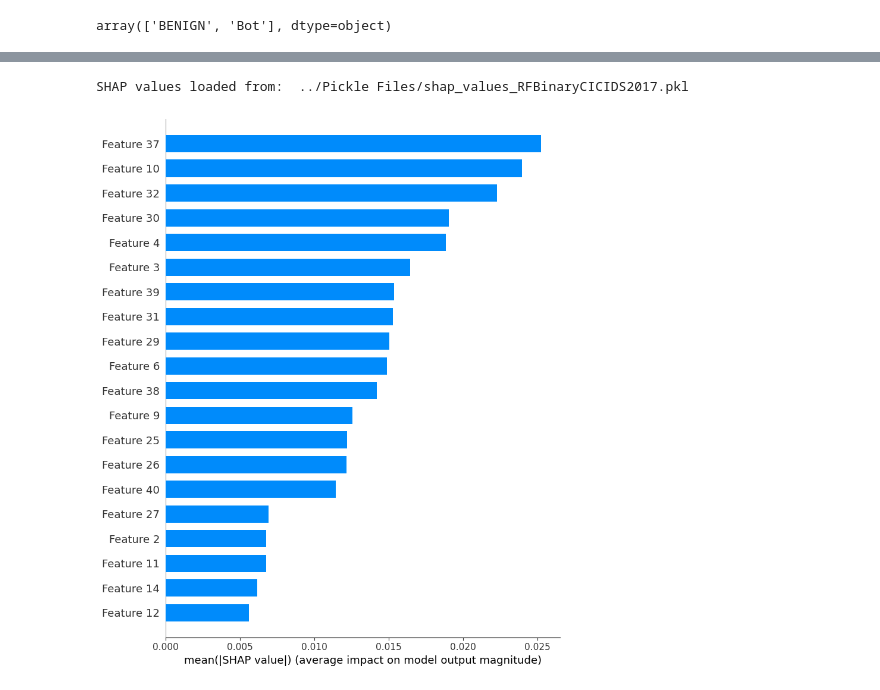
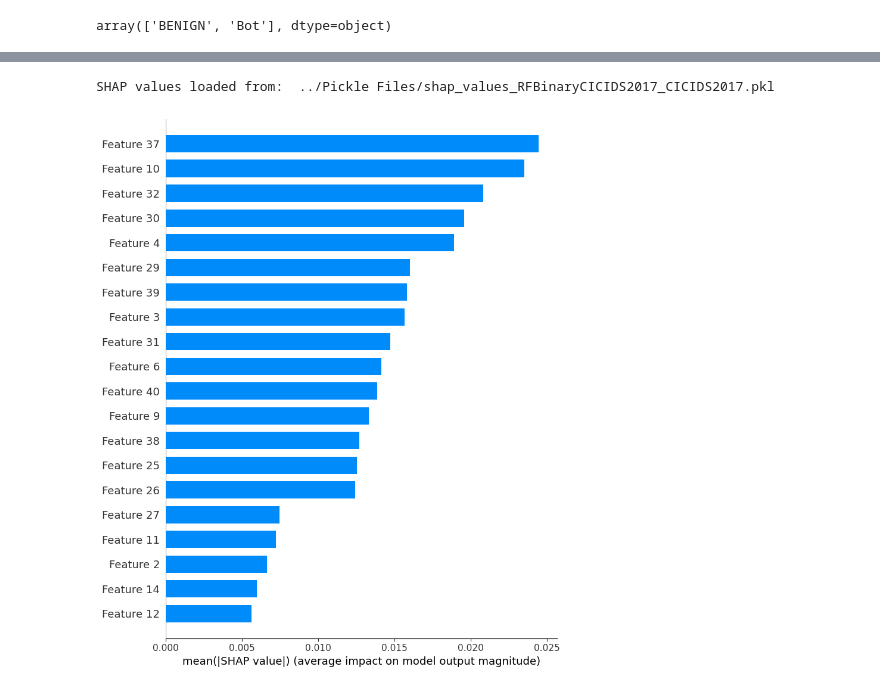
Before and after one commit to bedair81/Code-NIDS-ML-KCL, a Jupyter notebook: code/trainRandomForest.ipynb, the cells around one changed output, grey strips where cells are left out. Cells and saved outputs as stored; diff of their text form; code cells hidden in the pictures.

Commit message:
add plotData.ipynb and fix outputs

```diff
--- a/code/trainRandomForest.ipynb
+++ b/code/trainRandomForest.ipynb
@@ -73,14 +73,11 @@ array(['BENIGN', 'Bot'], dtype=object)
 CICIDS2017_df['GT'] = np.where(CICIDS2017_df[' Label']=='BENIGN', 'Benign', 'Malicious')
 CTU13_df['GT'] = np.where(CTU13_df[' Label']=='BENIGN', 'Benign', 'Malicious')
 
-# Create an instance of LabelEncoder for 'GT' column
-gt_encoder = LabelEncoder()
-
 # Fit and transform 'GT' column for CICIDS2017_df
-CICIDS2017_df['GT'] = gt_encoder.fit_transform(CICIDS2017_df['GT'])
+CICIDS2017_df['GT'] = LabelEncoder().fit_transform(CICIDS2017_df['GT'])
 
 # Fit and transform 'GT' column for CTU13_df
-CTU13_df['GT'] = gt_encoder.fit_transform(CTU13_df['GT'])
+CTU13_df['GT'] = LabelEncoder().fit_transform(CTU13_df['GT'])
 
 
 # Perform label encoding on the 'Label' column for each DataFrame separately
@@ -407,17 +425,0 @@ F1-score (CICIDS2017 Binary to CTU13): 0.000514
-# %%
-# Train test splits for both datasets
-train_ctu13, test_ctu13 = train_test_split(CTU13_df, test_size=0.4, stratify=CTU13_df['GT'])
-train_cicids, test_cicids = train_test_split(CICIDS2017_df, test_size=0.4, stratify=CICIDS2017_df['GT'])
-
-# Load the multiclass Random Forest model trained on CICIDS2017
-with open('../Pickle Files/RFMulticlassCICIDS2017.pkl', 'rb') as file:
-    rfClf_multi = pickle.load(file)
-    print("Model loaded from: ", file.name)
-
-# Test on CTU13 dataset
-predictions_multi = rfClf_multi.predict(test_ctu13[features])
-print("Acc (CICIDS2017 Multi-class to CTU13): {:3f}".format(accuracy_score(test_ctu13[' Label'], predictions_multi)))
-print("Precision (CICIDS2017 Multi-class to CTU13): {:3f}".format(precision_score(test_ctu13[' Label'], predictions_multi, average='macro')))
-print("Recall (CICIDS2017 Multi-class to CTU13): {:3f}".format(recall_score(test_ctu13[' Label'], predictions_multi, average='macro')))
-print("F1-score (CICIDS2017 Multi-class to CTU13): {:3f}".format(f1_score(test_ctu13[' Label'], predictions_multi, average='macro')))
-pd.crosstab(test_ctu13[' Label'], predictions_multi, rownames=['True'], colnames=['Pred'])
@@ -437,7 +429,7 @@ train_ctu13, test_ctu13 = train_test_split(CTU13_df, test_size=0.4, stratify=CTU
 train_cicids, test_cicids = train_test_split(CICIDS2017_df, test_size=0.4, stratify=CICIDS2017_df['GT'])
 
 # Load SHAP values from a .pkl file
-with open('../Pickle Files/shap_values_RFBinaryCTU13.pkl', 'rb') as file:
+with open('../Pickle Files/shap_values_RFBinaryCTU13_CTU13.pkl', 'rb') as file:
     shap_values_ctu13 = pickle.load(file)
     print("SHAP values loaded from: ", file.name)
 
@@ -450,0 +443,14 @@ SHAP values loaded from:  ../Pickle Files/shap_values_RFBinaryCTU13.pkl
+# %%
+# Train test splits for both datasets
+train_ctu13, test_ctu13 = train_test_split(CTU13_df, test_size=0.4, stratify=CTU13_df['GT'])
+train_cicids, test_cicids = train_test_split(CICIDS2017_df, test_size=0.4, stratify=CICIDS2017_df['GT'])
+
+# Load SHAP values from a .pkl file
+with open('../Pickle Files/shap_values_RFBinaryCTU13_CICIDS2017.pkl', 'rb') as file:
+    shap_values_cicids = pickle.load(file)
+    print("SHAP values loaded from: ", file.name)
+
+test_cicids_np = test_cicids[features].to_numpy()
+
+# Generate a bar plot for the SHAP values against the CICIDS2017 test set
+shap.summary_plot(shap_values_cicids[0].get(), test_cicids_np, plot_type="bar")
@@ -451,17 +460,17 @@ SHAP values loaded from:  ../Pickle Files/shap_values_RFBinaryCTU13.pkl
 # %%
 # Train test splits for both datasets
 train_ctu13, test_ctu13 = train_test_split(CTU13_df, test_size=0.4, stratify=CTU13_df['GT'])
 train_cicids, test_cicids = train_test_split(CICIDS2017_df, test_size=0.4, stratify=CICIDS2017_df['GT'])
 
 # Load SHAP values from a .pkl file
-with open('../Pickle Files/shap_values_RFBinaryCICIDS2017.pkl', 'rb') as file:
+with open('../Pickle Files/shap_values_RFBinaryCICIDS2017_CICIDS2017.pkl', 'rb') as file:
     shap_values_cicids_binary = pickle.load(file)
     print("SHAP values loaded from: ", file.name)
 
 test_cicids_bin_np = test_cicids[features].to_numpy()
 
 # Generate a bar plot for the SHAP values against the CICIDS2017 test set
 shap.summary_plot(shap_values_cicids_binary[0].get(), test_cicids_bin_np, plot_type="bar")
 # %% [output]
-SHAP values loaded from:  ../Pickle Files/shap_values_RFBinaryCICIDS2017.pkl
+SHAP values loaded from:  ../Pickle Files/shap_values_RFBinaryCICIDS2017_CICIDS2017.pkl
-[figure, old version]
+[figure, new version]
```
Also changed, not shown: parts of 15 cells of this notebook, 4 other files.
